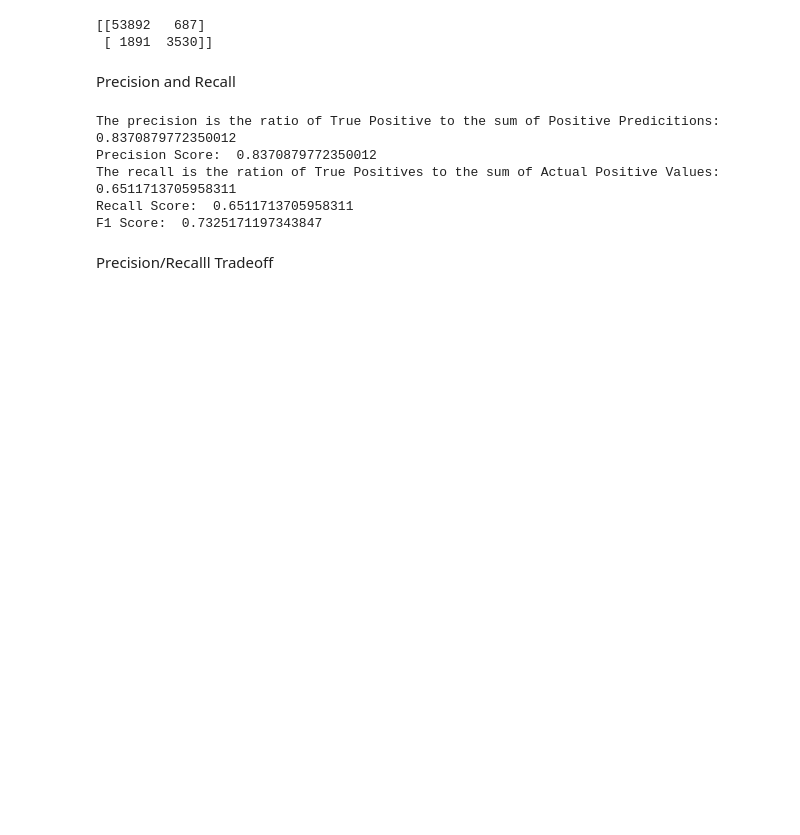
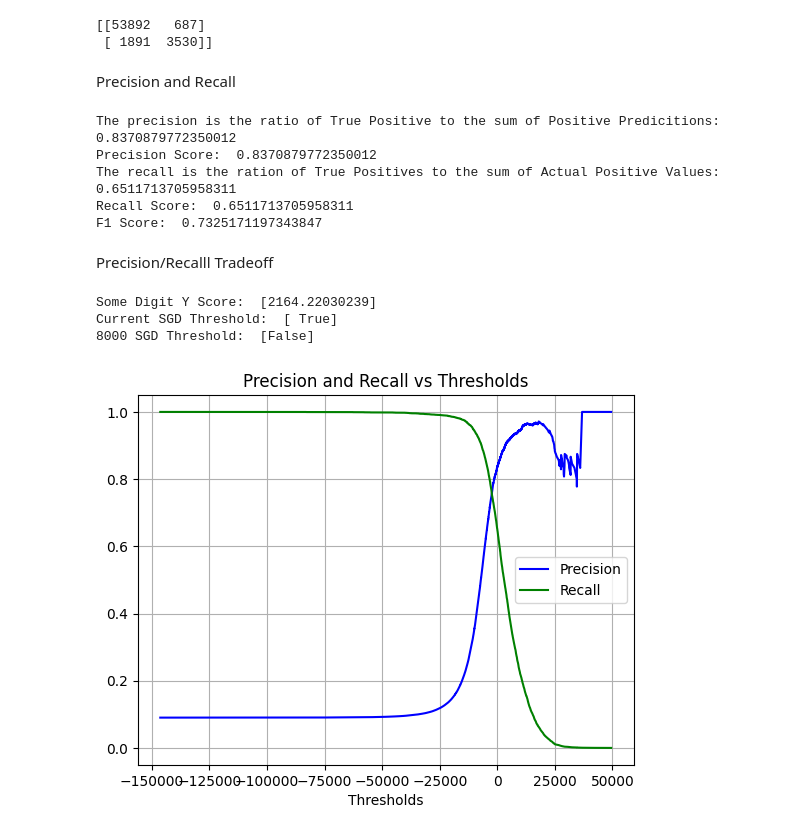
Before and after one commit to richardronyo/ml-experiments, a Jupyter notebook: homl/classification_notes.ipynb, the cells around one changed output. Saved outputs shown, nothing was run; the diff lists cells and outputs as text; code cells hidden in the pictures; blank space fills up the shorter version.

Commit message:
Working through Classification of Hands-On Machine Learning

```diff
--- a/homl/classification_notes.ipynb
+++ b/homl/classification_notes.ipynb
@@ -128,3 +128,39 @@ Recall Score:  0.6511713705958311
 F1 Score:  0.7325171197343847
 # %% [markdown]
 Precision/Recalll Tradeoff
+# %%
+#Since the SGD classifier makes it diagnoses based on a threshold, if you raise the threshold, FN+ while TP-. This increases Precision while decreasing Recall
+y_scores = sgd_clf.decision_function([some_digit])
+
+print("Some Digit Y Score: ", y_scores)
+#Looking at the classification if I change the threshold
+y_some_digit_0 = (y_scores > 0)
+y_some_digit_8000 = (y_scores > 8000)
+
+print("Current SGD Threshold: ", y_some_digit_0)
+print("8000 SGD Threshold: ", y_some_digit_8000)
+# %% [output]
+Some Digit Y Score:  [2164.22030239]
+Current SGD Threshold:  [ True]
+8000 SGD Threshold:  [False]
+# %%
+#I want to run the classifier, but to return the decision function. I will get the different thresholds and calculate precision and recall
+y_scores = cross_val_predict(sgd_clf, X_train, y_train_5, cv = 3, method = 'decision_function')
+
+from sklearn.metrics import precision_recall_curve
+precisions, recalls, thresholds = precision_recall_curve(y_train_5, y_scores)
+# %%
+#Next I will generate the precision and recall curves versus threshold
+
+def plot_precision_and_recall_vs_threshold(precisions, recalls, thresholds):
+    plt.plot(thresholds, precisions[:-1], color = 'blue', label = 'Precision')
+    plt.plot(thresholds, recalls[:-1], color = 'green', label = 'Recall')
+    plt.xlabel('Thresholds')
+    plt.title('Precision and Recall vs Thresholds')
+    plt.grid()
+    plt.legend()
+
+
+plot_precision_and_recall_vs_threshold(precisions, recalls, thresholds)
+# %% [output]
+[figure, added]
```
Also changed, not shown: parts of 6 cells of this notebook.
